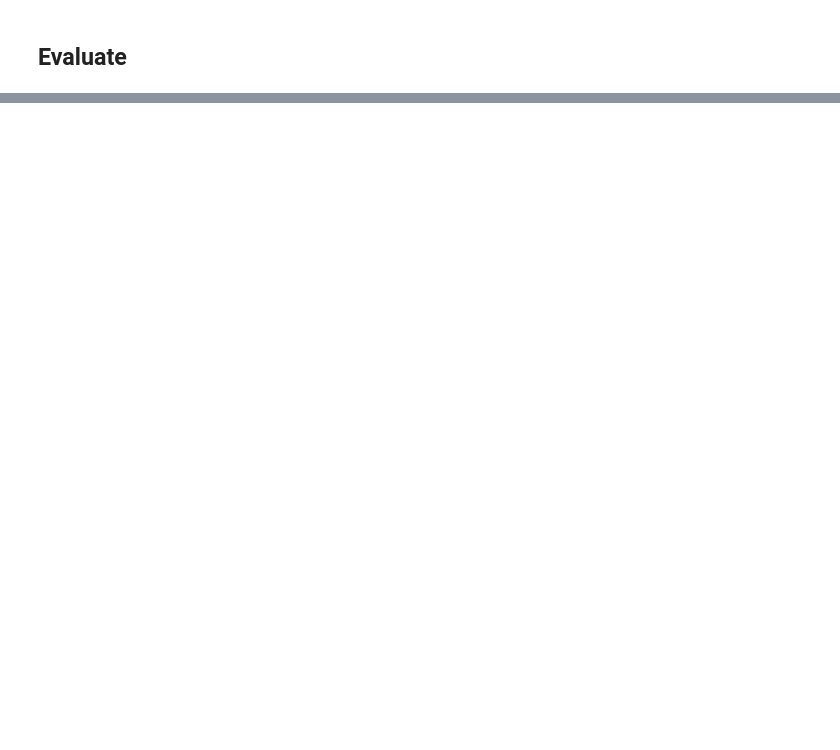
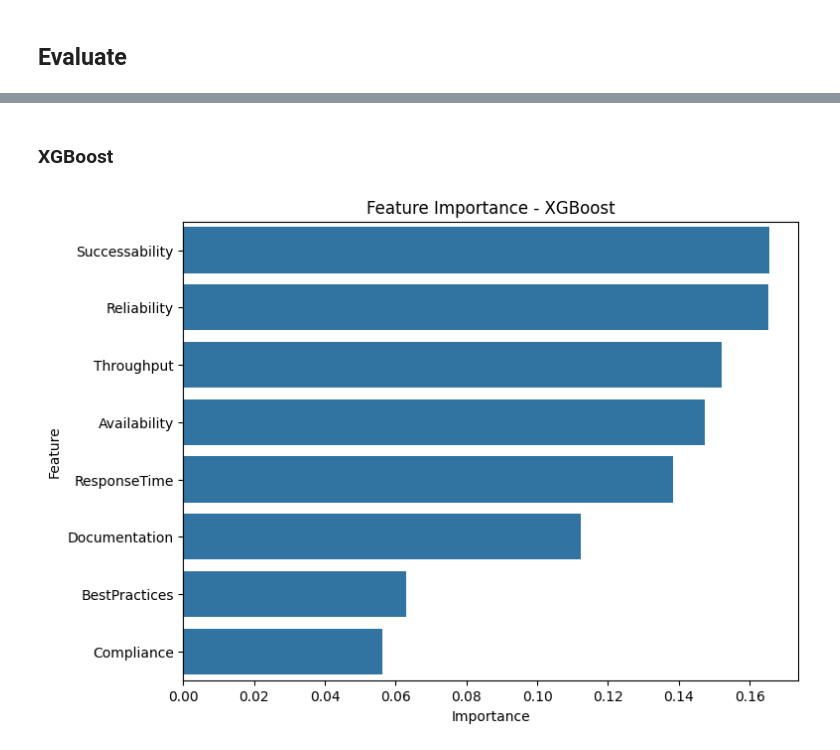
Before and after one commit to BeBelissimo/Route-25, a Jupyter notebook: inicio.ipynb, the cells around one changed output, grey strips where cells are left out. Saved outputs shown, nothing was run; the diff lists cells and outputs as text; code cells hidden in the pictures; blank space fills up the shorter version.

```diff
--- a/inicio.ipynb
+++ b/inicio.ipynb
@@ -615,0 +686,18 @@ print(f"ROC AUC (macro): {roc_auc_xgb:.4f}")
+# %% [markdown]
+### XGBoost
+# %%
+# Importâncias do modelo XGBoost
+xgb_importances = best_xgb.feature_importances_
+xgb_features = X_train.select_dtypes(include=['number']).columns.tolist()
+
+# DataFrame ordenado
+xgb_df = pd.DataFrame({'Feature': xgb_features, 'Importance': xgb_importances})
+xgb_df = xgb_df.sort_values(by='Importance', ascending=False)
+
+# Plot
+plt.figure(figsize=(8, 6))
+sns.barplot(x='Importance', y='Feature', data=xgb_df)
+plt.title('Feature Importance - XGBoost')
+plt.show()
+# %% [output]
+[figure, added]
```
Also changed, not shown: parts of 13 cells of this notebook.
